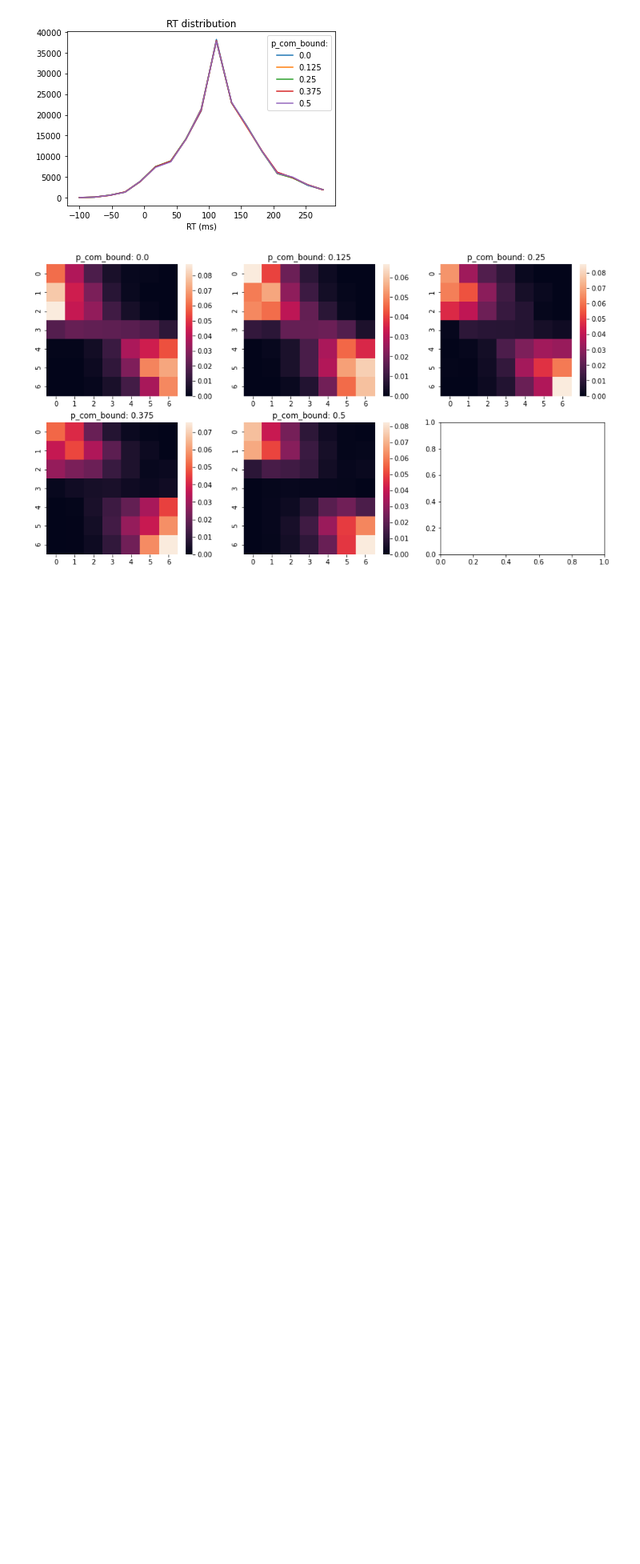
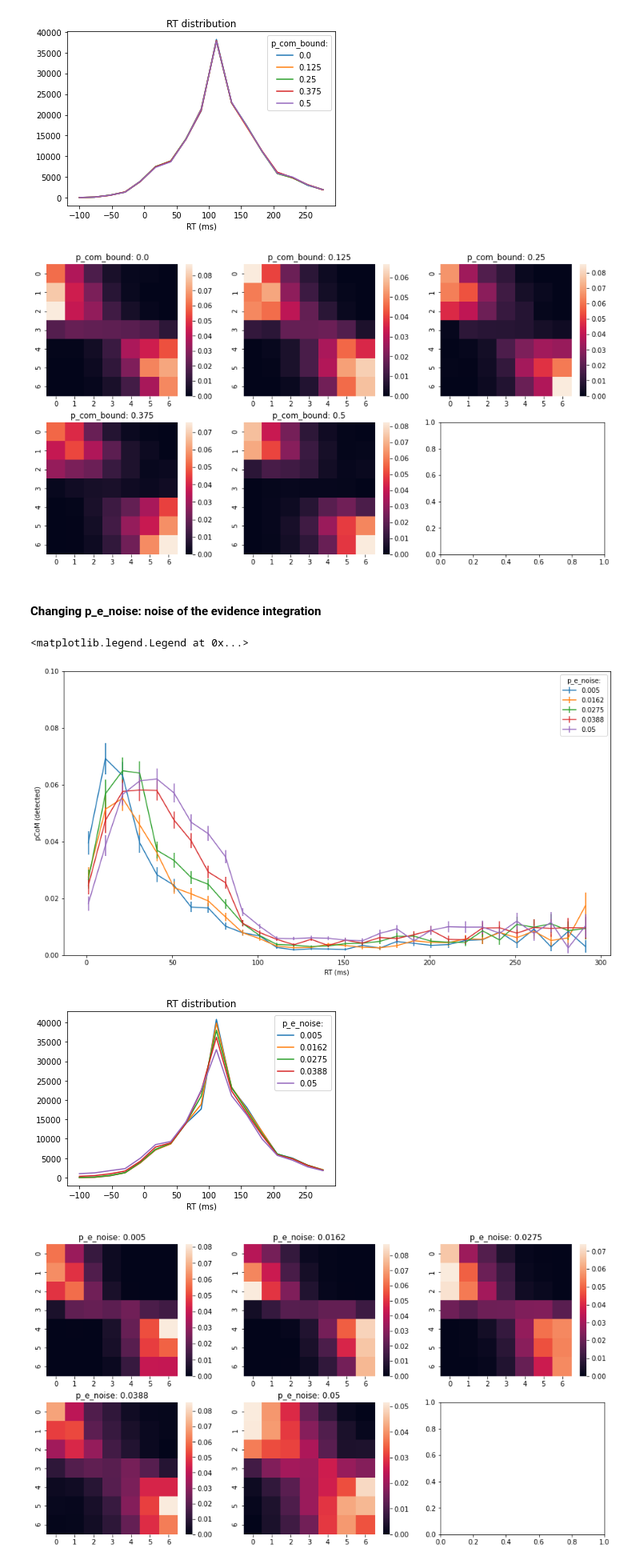
Before and after one commit to PastorJordi/custom_utils, a Jupyter notebook: notebooks/Parameter_analysis.ipynb, the cells around one changed output. Shown at 80% size. Drawn from its saved outputs; the diff is of its cells as text; code cells hidden in the pictures; blank space fills up the shorter version.

```diff
--- a/notebooks/Parameter_analysis.ipynb
+++ b/notebooks/Parameter_analysis.ipynb
@@ -498,3 +511,58 @@ ax.legend(title='p_com_bound:')
 [figure]
 [figure]
 [figure]
+# %% [markdown]
+#### Changing p_e_noise: noise of the evidence integration
+# %%
+p_t_aff, p_t_eff, p_t_a, p_w_zt, p_w_stim, p_e_noise, p_com_bound, p_w_a, p_a_noise, p_1st_readout, p_2nd_readout = get_params()
+stim_temp = np.concatenate((stim, np.zeros((p_t_aff+p_t_eff, stim.shape[1]))))
+######
+# Five values between 0.1 and 0.5 (the sign is always the opposite of the first readout)
+p_e_noise_list = np.linspace(0.005, 0.05, num=5)
+######
+fig, ax = plt.subplots(1, figsize=(15,8))
+ax.set_ylim(0, 0.1)
+fig1, ax1 = plt.subplots(1)
+fig_mat, ax_mat = plt.subplots(nrows=2, ncols=3, figsize=(15,8))
+ax_mat = ax_mat.flatten()
+for i_ax, p_e_noise in enumerate(p_e_noise_list):
+    E, A, com_model, first_ind, second_ind, resp_first, resp_fin,\
+    pro_vs_re, matrix, total_traj, init_trajs, final_trajs,\
+    frst_traj_motor_time, x_val_at_updt, xpos_plot, median_pcom,\
+    rt_vals, rt_bins, tr_index  =\
+        exddmv2.trial_ev_vectorized(zt=zt, stim=stim_temp, coh=coh,
+                                MT_slope=MT_slope, MT_intercep=MT_intercep,
+                                p_w_zt=p_w_zt, p_w_stim=p_w_stim,
+                                p_e_noise=p_e_noise, p_com_bound=p_com_bound,
+                                p_t_aff=p_t_aff, p_t_eff=p_t_eff, p_t_a=p_t_a,
+                                num_tr=num_tr, p_w_a=p_w_a, p_1st_readout=p_1st_readout,
+                                p_2nd_readout=p_2nd_readout,
+                                p_a_noise=p_a_noise,
+                                compute_trajectories=compute_trajectories,
+                                stim_res=stim_res)
+    hits = resp_fin == gt
+    detected_com = np.abs(x_val_at_updt) > detect_CoMs_th
+    data_to_plot = {'sound_len': (first_ind-fixation+p_t_eff)*stim_res, 'CoM': com,
+                    'first_resp': resp_first, 'final_resp': resp_fin,
+                    'avtrapz': coh,
+                    'pro_vs_re': pro_vs_re,
+                    'detected_com': detected_com}
+    df_plot = pd.DataFrame(data_to_plot)
+    binned_curve(df_plot, 'detected_com', 'sound_len', bins=BINS, ax=ax,
+                 xpos=10, errorbar_kw={'label': f'{round(p_e_noise, 4)}'})
+    ax1.plot(rt_bins[:-1], rt_vals, label=f'{round(p_e_noise, 4)}')
+    matrix, _ = com_heatmap_jordi(zt, coh, detected_com,
+                                  return_mat=True, flip=True)
+    sns.heatmap(matrix, ax=ax_mat[i_ax])
+    ax_mat[i_ax].set_title('p_e_noise: {}'.format(round(p_e_noise, 4)))
+ax1.set_title('RT distribution')
+ax1.legend(title='p_e_noise:')
+ax1.set_xlabel('RT (ms)')
+ax.set_ylabel('pCoM (detected)')
+ax.set_xlabel('RT (ms)')
+ax.legend(title='p_e_noise:')
+# %% [output]
+<matplotlib.legend.Legend at 0x...>
+[figure, added]
+[figure, added]
+[figure, added]
```
Also changed, not shown: parts of 2 cells of this notebook.
